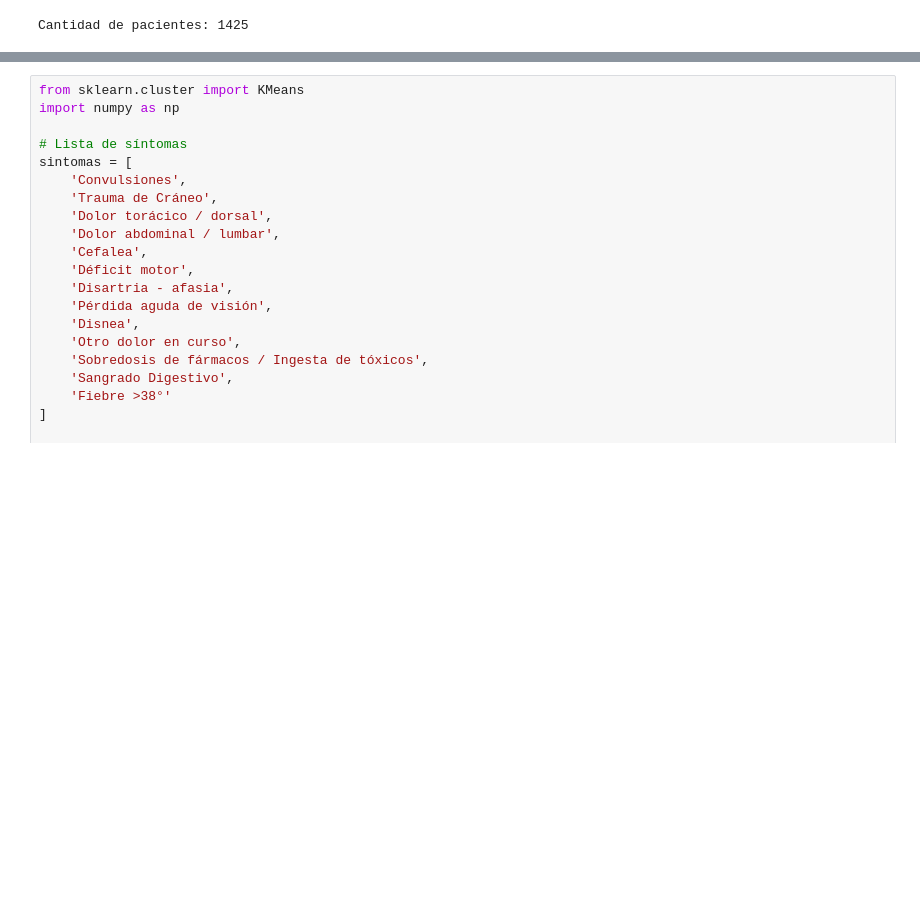
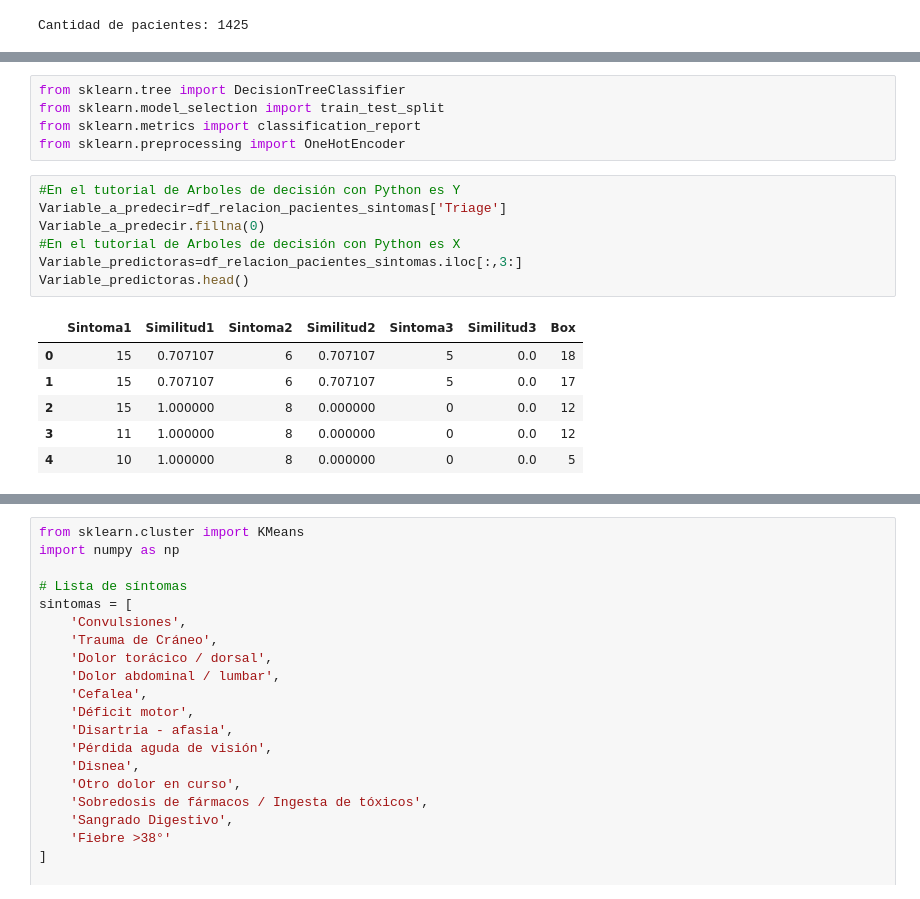
Before and after one commit to Adriellevy/Triage_HF, a Jupyter notebook: DataAnalysisAndReports/notebooks/Triage_HF.ipynb, the cells around one changed output, grey strips where cells are left out. Cells and saved outputs as stored; diff of their text form; blank space fills up the shorter version.

```diff
--- a/DataAnalysisAndReports/notebooks/Triage_HF.ipynb
+++ b/DataAnalysisAndReports/notebooks/Triage_HF.ipynb
@@ -660,0 +669,19 @@ El nivel de triage más probable para este paciente es: 2
+# %%
+from sklearn.tree import DecisionTreeClassifier
+from sklearn.model_selection import train_test_split
+from sklearn.metrics import classification_report
+from sklearn.preprocessing import OneHotEncoder
+# %%
+#En el tutorial de Arboles de decisión con Python es Y
+Variable_a_predecir=df_relacion_pacientes_sintomas['Triage']
+Variable_a_predecir.fillna(0)
+#En el tutorial de Arboles de decisión con Python es X
+Variable_predictoras=df_relacion_pacientes_sintomas.iloc[:,3:]
+Variable_predictoras.head()
+# %% [output]
+|  | Sintoma1 | Similitud1 | Sintoma2 | Similitud2 | Sintoma3 | Similitud3 | Box |
+| 0 | 15 | 0.707107 | 6 | 0.707107 | 5 | 0.0 | 18 |
+| 1 | 15 | 0.707107 | 6 | 0.707107 | 5 | 0.0 | 17 |
+| 2 | 15 | 1.000000 | 8 | 0.000000 | 0 | 0.0 | 12 |
+| 3 | 11 | 1.000000 | 8 | 0.000000 | 0 | 0.0 | 12 |
+| 4 | 10 | 1.000000 | 8 | 0.000000 | 0 | 0.0 | 5 |
```
Also changed, not shown: parts of 15 cells of this notebook, 1 other file.
